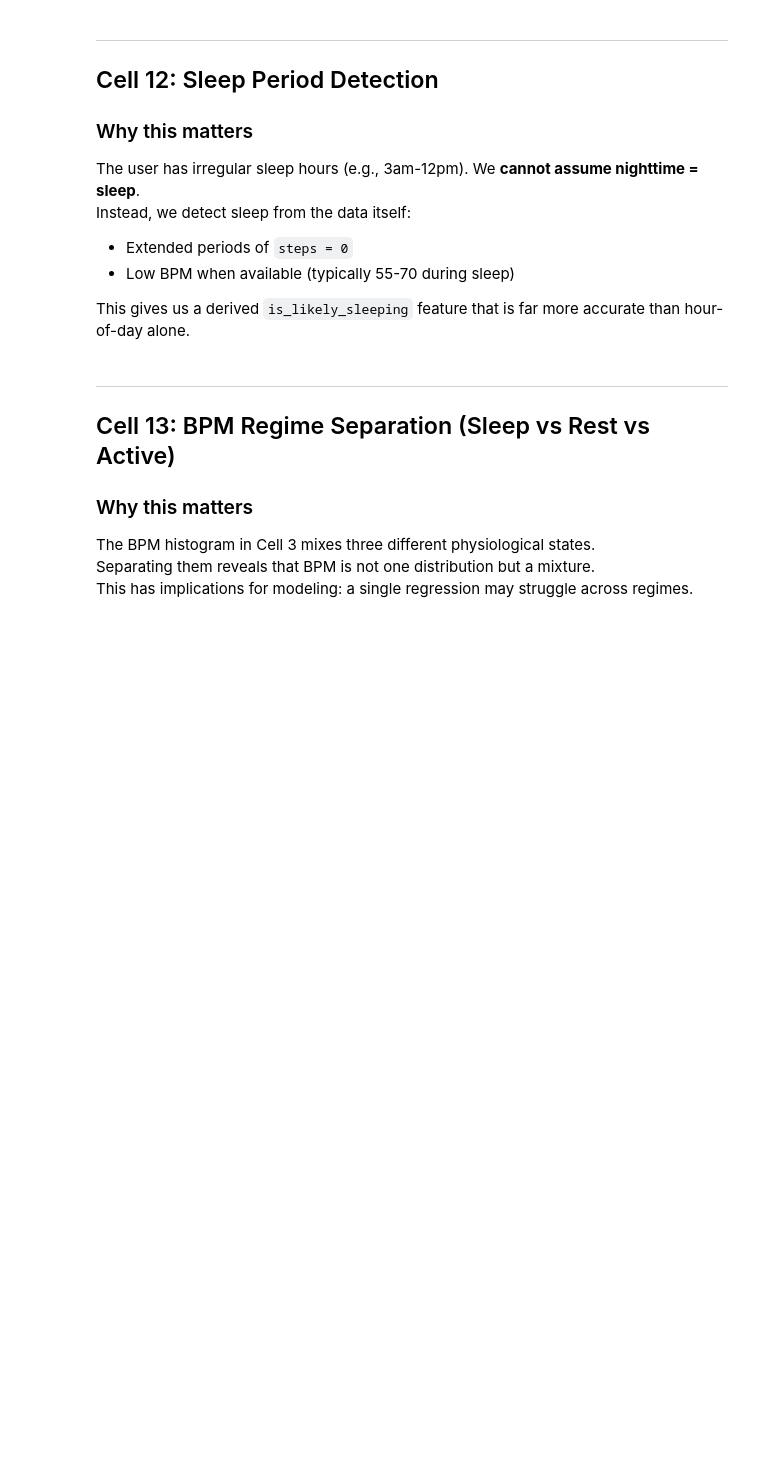
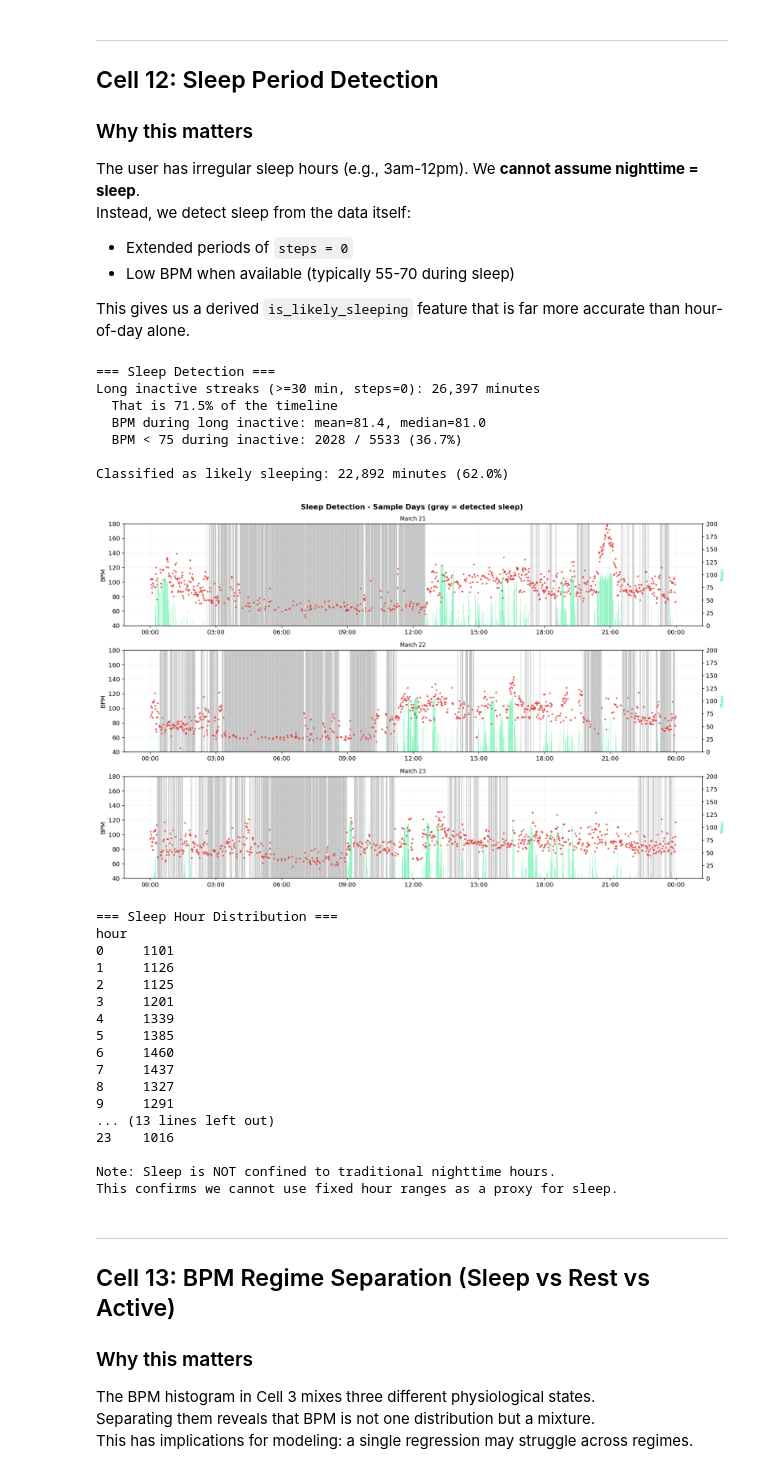
Before and after one commit to Ashurali/BPM-Data-Imputation, a Jupyter notebook: phase1_exploration.ipynb, the cells around one changed output. Saved outputs shown, nothing was run; the diff lists cells and outputs as text; code cells hidden in the pictures; blank space fills up the shorter version.

Commit message:
Phase 1 charts and changes to notebook

```diff
--- a/phase1_exploration.ipynb
+++ b/phase1_exploration.ipynb
@@ -885,36 +968,62 @@ print(f'\nClassified as likely sleeping: {timeline["is_likely_sleeping"].sum():,
 fig, axes = plt.subplots(3, 1, figsize=(16, 10))
 fig.suptitle('Sleep Detection - Sample Days (gray = detected sleep)', fontsize=13, fontweight='bold')
 
-sample_days = sorted(timeline['day'].unique())[9:12]
+sample_days = sorted(timeline['day'].unique())[20:23]
 for idx, d in enumerate(sample_days):
     ax = axes[idx]
     dd = timeline[timeline['day'] == d]
     sleep_mins = dd[dd['is_likely_sleeping']]
     for _, row in sleep_mins.iterrows():
         ax.axvspan(row['minute'], row['minute'] + pd.Timedelta(minutes=1),
                    alpha=0.15, color='gray')
     known = dd[dd['bpm'].notna()]
     ax.scatter(known['minute'], known['bpm'], s=5, color='#e53935', alpha=0.7, zorder=3)
     ax2 = ax.twinx()
     ax2.bar(dd['minute'], dd['steps'], width=0.0007, color='#00e676', alpha=0.4)
     ax2.set_ylabel('Steps', color='#00e676', fontsize=8)
     ax2.set_ylim(0, 200)
     ax.set_ylabel('BPM')
     ax.set_ylim(40, 180)
     day_str = str(d.day) if hasattr(d, 'day') else str(d)[-2:]
     ax.set_title(f'March {day_str}', fontsize=10)
     ax.xaxis.set_major_formatter(mdates.DateFormatter('%H:%M'))
     ax.grid(alpha=0.15)
 
 plt.tight_layout()
 plt.savefig('Charts/sleep_detection.png', dpi=150, bbox_inches='tight')
 plt.show()
 
 sleep_hours = timeline.loc[timeline['is_likely_sleeping'], 'hour']
 print(f'\n=== Sleep Hour Distribution ===')
 print(sleep_hours.value_counts().sort_index().to_string())
 print(f'\nNote: Sleep is NOT confined to traditional nighttime hours.')
 print(f'This confirms we cannot use fixed hour ranges as a proxy for sleep.')
+# %% [output]
+=== Sleep Detection ===
+Long inactive streaks (>=30 min, steps=0): 26,397 minutes
+  That is 71.5% of the timeline
+  BPM during long inactive: mean=81.4, median=81.0
+  BPM < 75 during inactive: 2028 / 5533 (36.7%)
+
+Classified as likely sleeping: 22,892 minutes (62.0%)
+[figure, added]
+=== Sleep Hour Distribution ===
+hour
+0     1101
+1     1126
+2     1125
+3     1201
+4     1339
+5     1385
+6     1460
+7     1437
+8     1327
+9     1291
+... (13 lines left out)
+23    1016
+
+Note: Sleep is NOT confined to traditional nighttime hours.
+This confirms we cannot use fixed hour ranges as a proxy for sleep.
 # %% [markdown]
 ---
 ## Cell 13: BPM Regime Separation (Sleep vs Rest vs Active)
```
Also changed, not shown: parts of 14 cells of this notebook, 12 other files.
